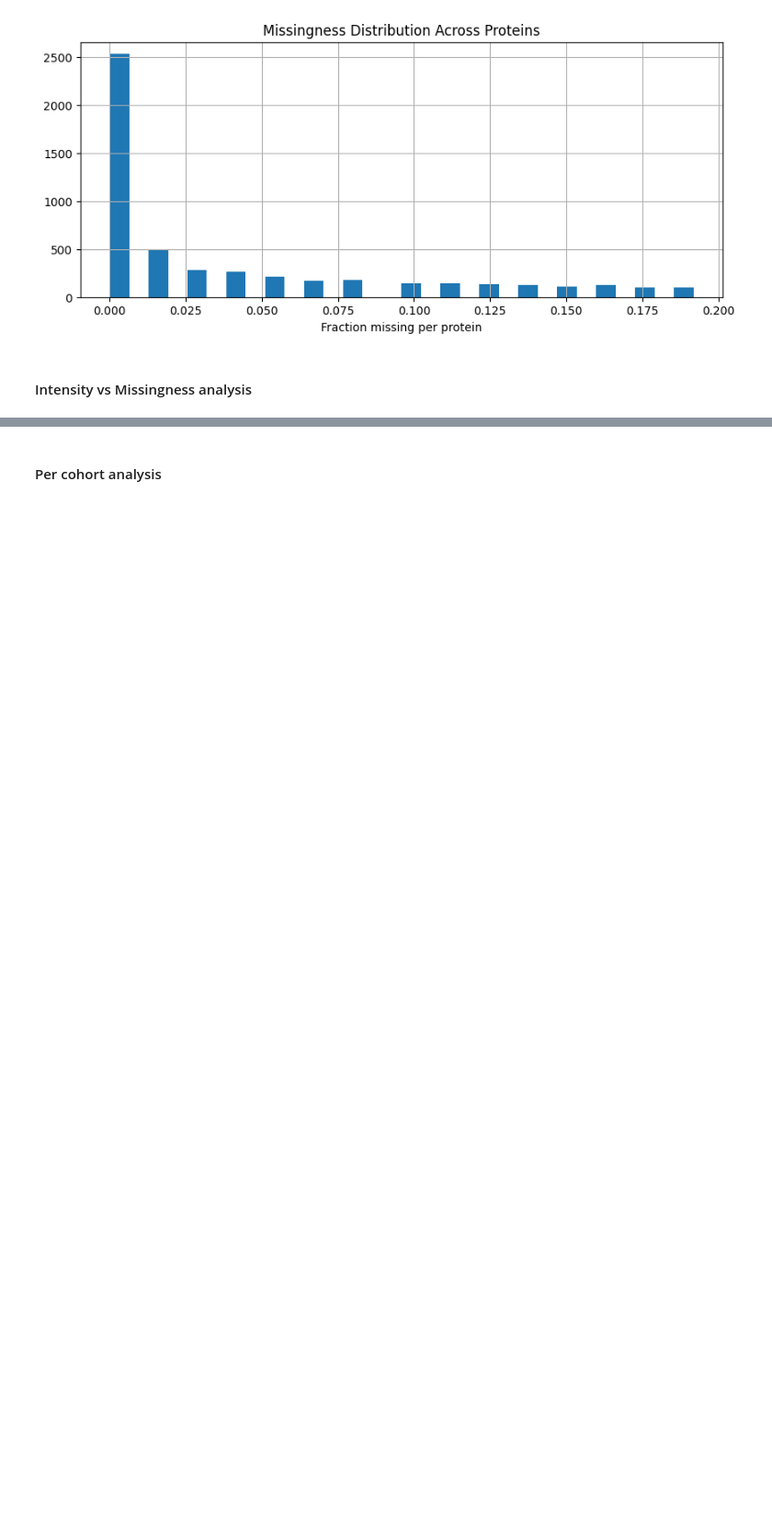
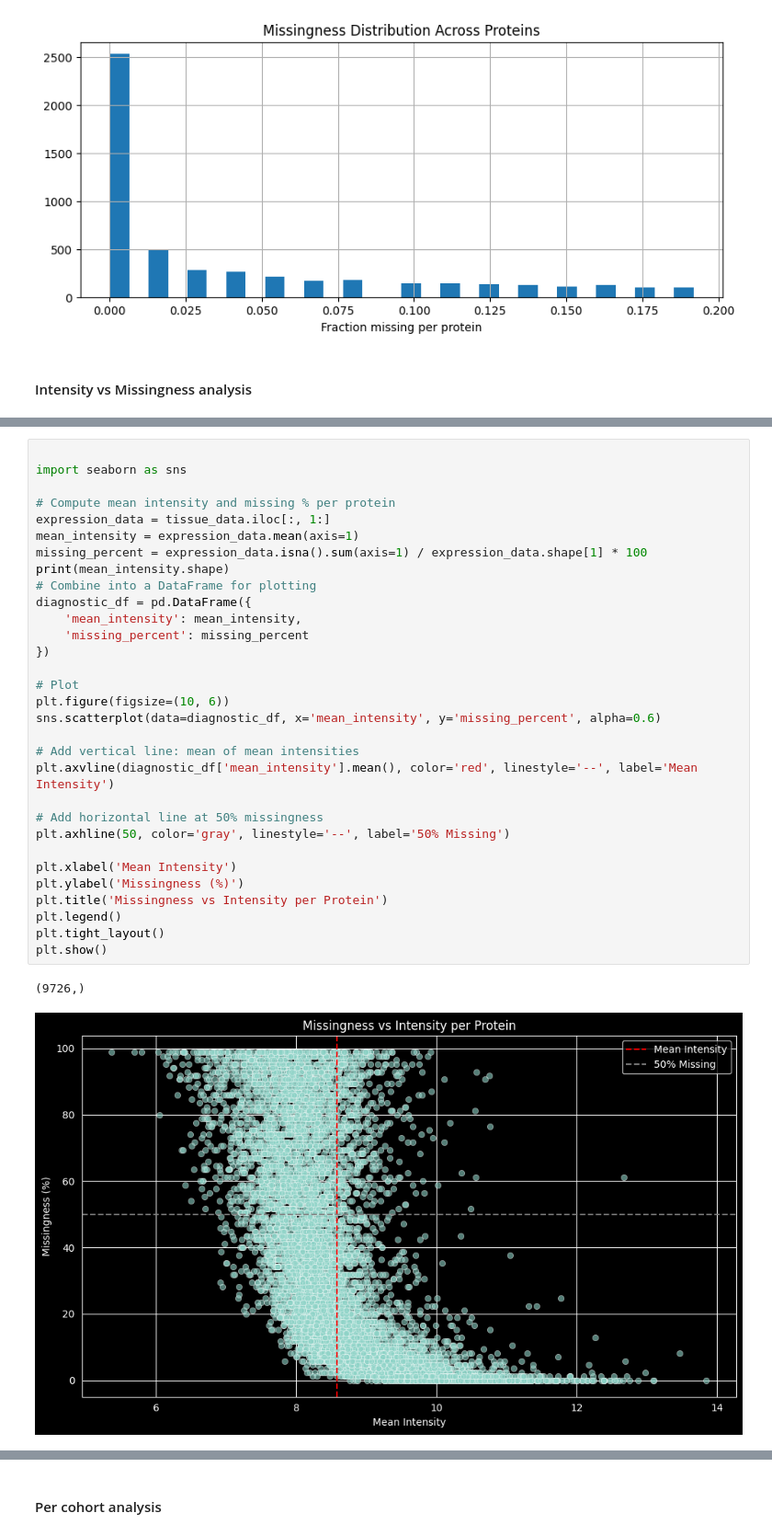
Before and after one commit to paulaliv/AAA_project, a Jupyter notebook: Tissue_preprocessing.ipynb, the cells around one changed output, grey strips where cells are left out. Shown at 92% size. Cells and saved outputs as stored; diff of their text form; blank space fills up the shorter version.

```diff
--- a/Tissue_preprocessing.ipynb
+++ b/Tissue_preprocessing.ipynb
@@ -426,0 +447,34 @@ dtype: float64
+# %%
+
+import seaborn as sns
+
+# Compute mean intensity and missing % per protein
+expression_data = tissue_data.iloc[:, 1:]
+mean_intensity = expression_data.mean(axis=1)
+missing_percent = expression_data.isna().sum(axis=1) / expression_data.shape[1] * 100
+print(mean_intensity.shape)
+# Combine into a DataFrame for plotting
+diagnostic_df = pd.DataFrame({
+    'mean_intensity': mean_intensity,
+    'missing_percent': missing_percent
+})
+
+# Plot
+plt.figure(figsize=(10, 6))
+sns.scatterplot(data=diagnostic_df, x='mean_intensity', y='missing_percent', alpha=0.6)
+
+# Add vertical line: mean of mean intensities
+plt.axvline(diagnostic_df['mean_intensity'].mean(), color='red', linestyle='--', label='Mean Intensity')
+
+# Add horizontal line at 50% missingness
+plt.axhline(50, color='gray', linestyle='--', label='50% Missing')
+
+plt.xlabel('Mean Intensity')
+plt.ylabel('Missingness (%)')
+plt.title('Missingness vs Intensity per Protein')
+plt.legend()
+plt.tight_layout()
+plt.show()
+# %% [output]
+(9726,)
+[figure, added]
```
Also changed, not shown: parts of 20 cells of this notebook, 1 other file.
